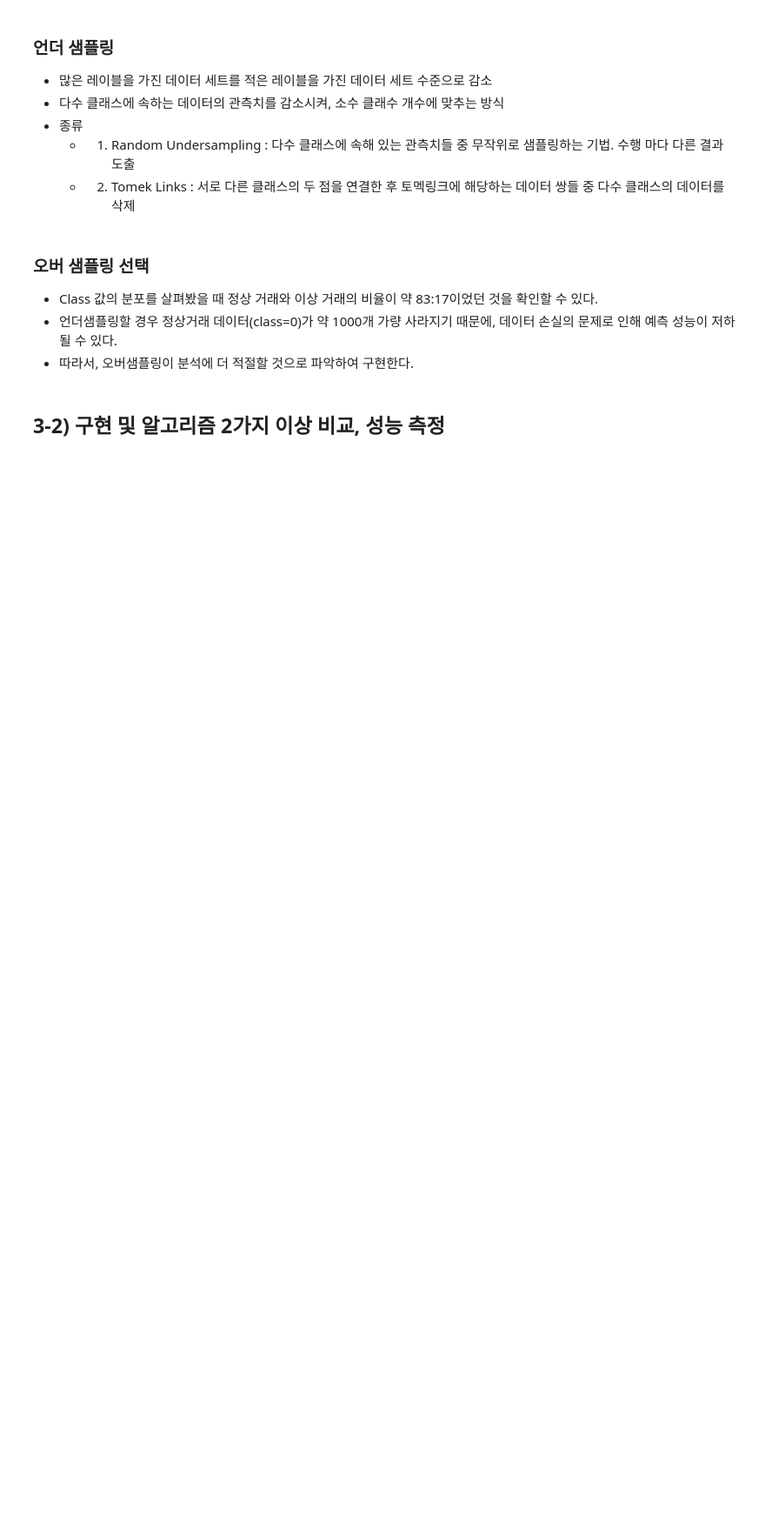
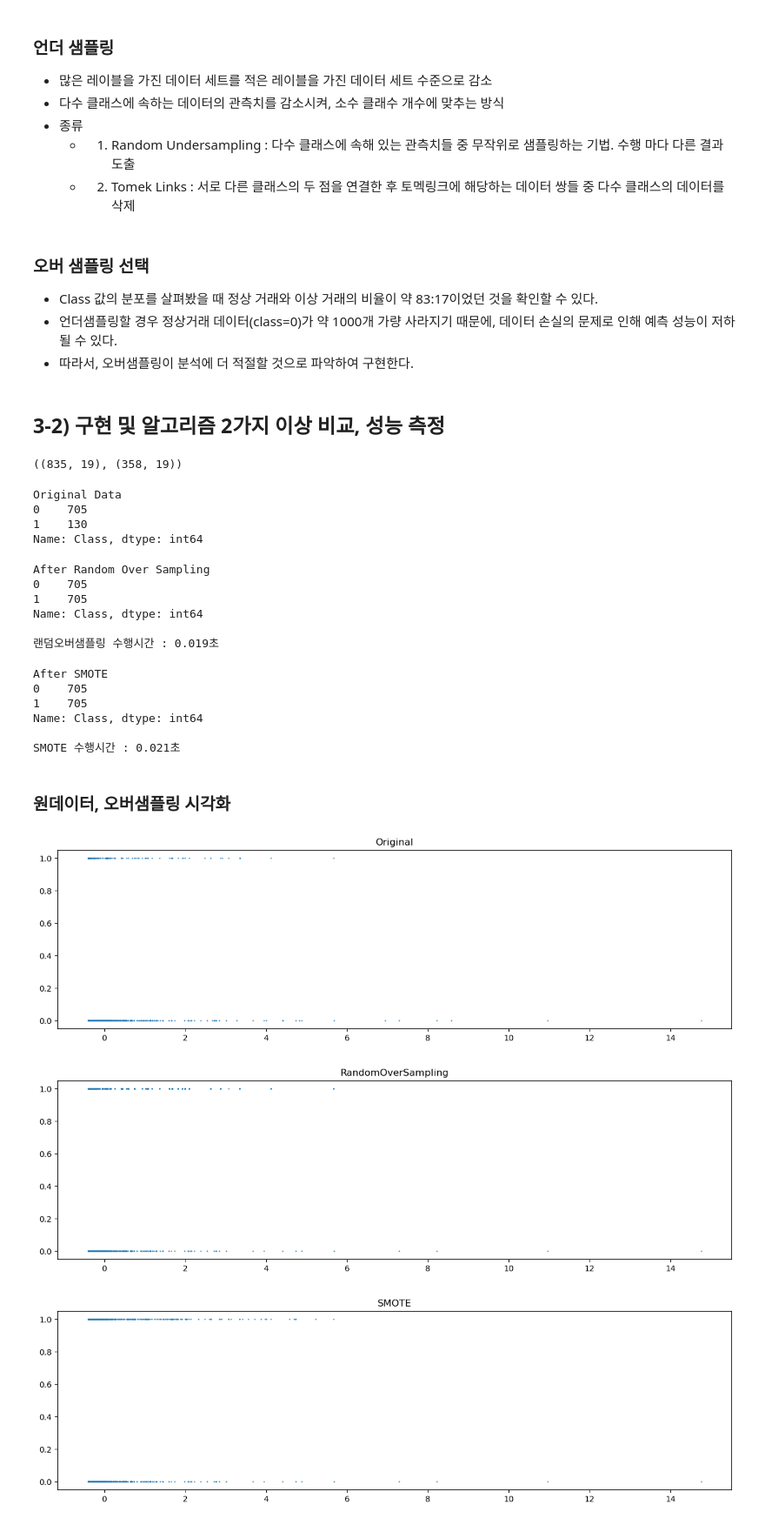
Before and after one commit to Minju-nimm/ADP, a Jupyter notebook: 기출/27회_ML.ipynb, the cells around one changed output. Shown: that part at 87% size. Drawn from its saved outputs; the diff is of its cells as text; code cells hidden in the pictures; blank space fills up the shorter version.

```diff
--- a/기출/27회_ML.ipynb
+++ b/기출/27회_ML.ipynb
@@ -399,0 +416,75 @@ plt.show()
+# %%
+X_train.shape, X_test.shape
+# %% [output]
+((835, 19), (358, 19))
+# %%
+print('Original Data')
+print(y_train.value_counts()) # .value_counts(normalize=True)는 비율로 출력
+# %% [output]
+Original Data
+0    705
+1    130
+Name: Class, dtype: int64
+# %%
+from imblearn.over_sampling import RandomOverSampler, SMOTE
+import time
+
+start = time.time()
+
+# 랜덤오버샘플링
+X_ROS, y_ROS = RandomOverSampler(random_state=2023).fit_resample(X_train, y_train)
+print('After Random Over Sampling')
+print(y_ROS.value_counts())
+
+end = time.time()
+print()
+print("랜덤오버샘플링 수행시간 : {:.3f}초".format(end-start))
+# %% [output]
+After Random Over Sampling
+0    705
+1    705
+Name: Class, dtype: int64
+
+랜덤오버샘플링 수행시간 : 0.019초
+# %%
+# SMOTE
+start = time.time()
+
+X_SMO, y_SMO = SMOTE(random_state=2023).fit_resample(X_train,y_train)
+print('After SMOTE')
+print(y_SMO.value_counts())
+
+end = time.time()
+print()
+print("SMOTE 수행시간 : {:.3f}초".format(end-start))
+# %% [output]
+After SMOTE
+0    705
+1    705
+Name: Class, dtype: int64
+
+SMOTE 수행시간 : 0.021초
+# %% [markdown]
+### 원데이터, 오버샘플링 시각화
+# %%
+# df_ROS = pd.concat([x_train_random, y_train_random], axis=1)
+# df_SMO = pd.concat([x_train_smote, y_train_smote], axis=1)
+
+plt.figure(figsize=(15, 4))
+plt.title('Original')
+plt.scatter(X_scaled['Amount'], df['Class'], s=0.3)
+plt.show()
+
+plt.figure(figsize=(15,4))
+plt.title('RandomOverSampling')
+plt.scatter(X_ROS['Amount'], y_ROS, s=0.3)
+plt.show()
+
+plt.figure(figsize=(15,4))
+plt.title('SMOTE')
+plt.scatter(X_SMO['Amount'], y_SMO, s=0.3)
+plt.show()
+# %% [output]
+[figure, added]
+[figure, added]
+[figure, added]
```
Also changed, not shown: parts of 50 cells of this notebook.
